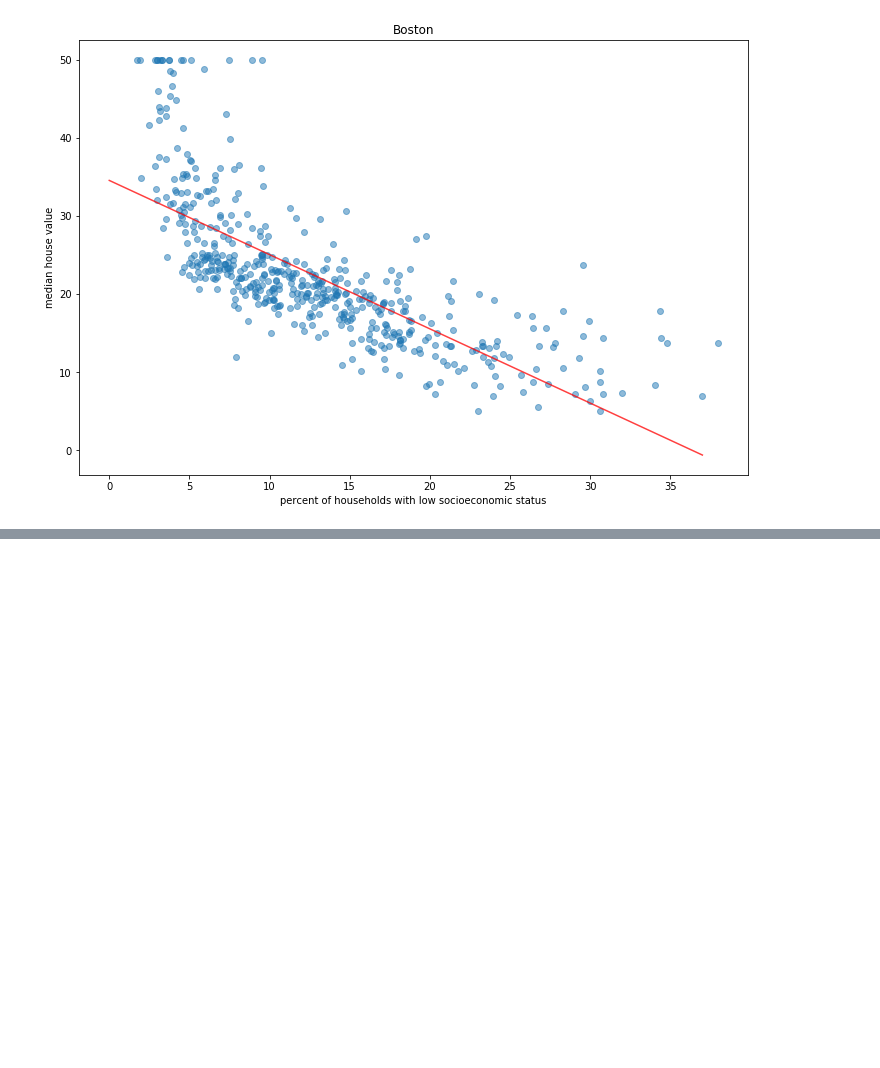
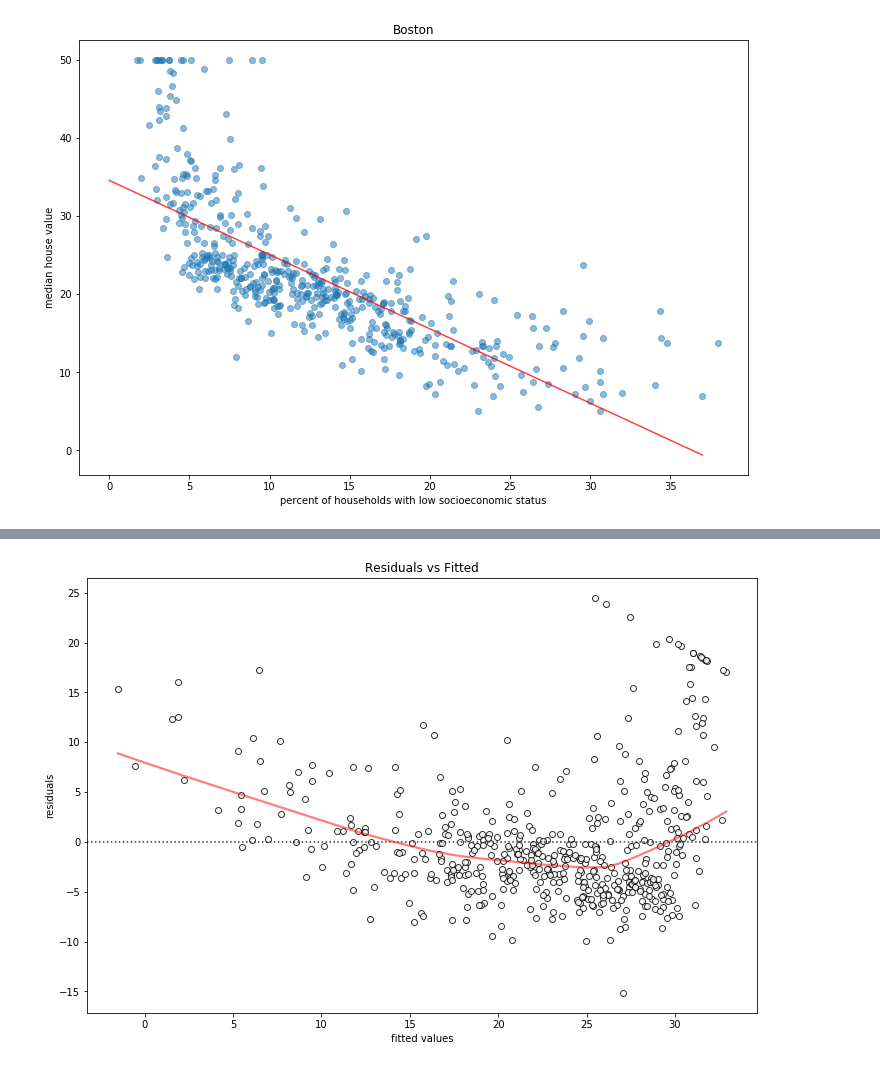
Before and after one commit to fernandezpablo85/isl, a Jupyter notebook: c3/lab_simple_lr.ipynb, the cells around one changed output, grey strips where cells are left out. Cells and saved outputs as stored; diff of their text form; code cells hidden in the pictures; blank space fills up the shorter version.

Commit message:
add all r's plot(lm.fit) plots

```diff
--- a/c3/lab_simple_lr.ipynb
+++ b/c3/lab_simple_lr.ipynb
@@ -116,0 +123,12 @@ ax.set_title('Boston');
+# %%
+fitted = results.predict(X)
+residuals = boston.medv - fitted
+_, ax = plt.subplots(1, 1, figsize=(12, 8))
+resid_line_kw = {'color':'red', 'alpha':0.5}
+resid_scatter_kw = {'marker':'o', 'edgecolors':'black', 'color':'white'}
+sns.residplot(fitted, residuals, lowess=True, line_kws=resid_line_kw, scatter_kws=resid_scatter_kw, ax=ax)
+ax.set_xlabel('fitted values')
+ax.set_ylabel('residuals')
+ax.set_title('Residuals vs Fitted');
+# %% [output]
+[figure, added]
```
Also changed, not shown: parts of 6 cells of this notebook.
